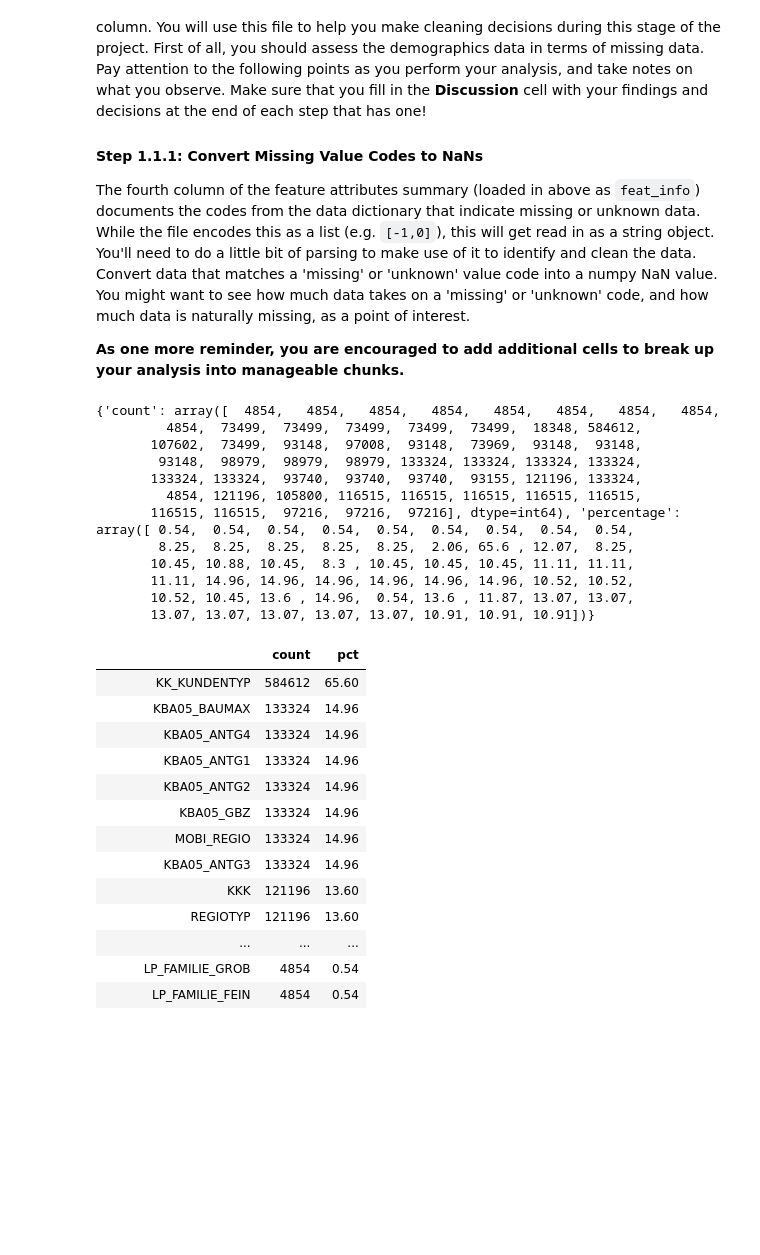
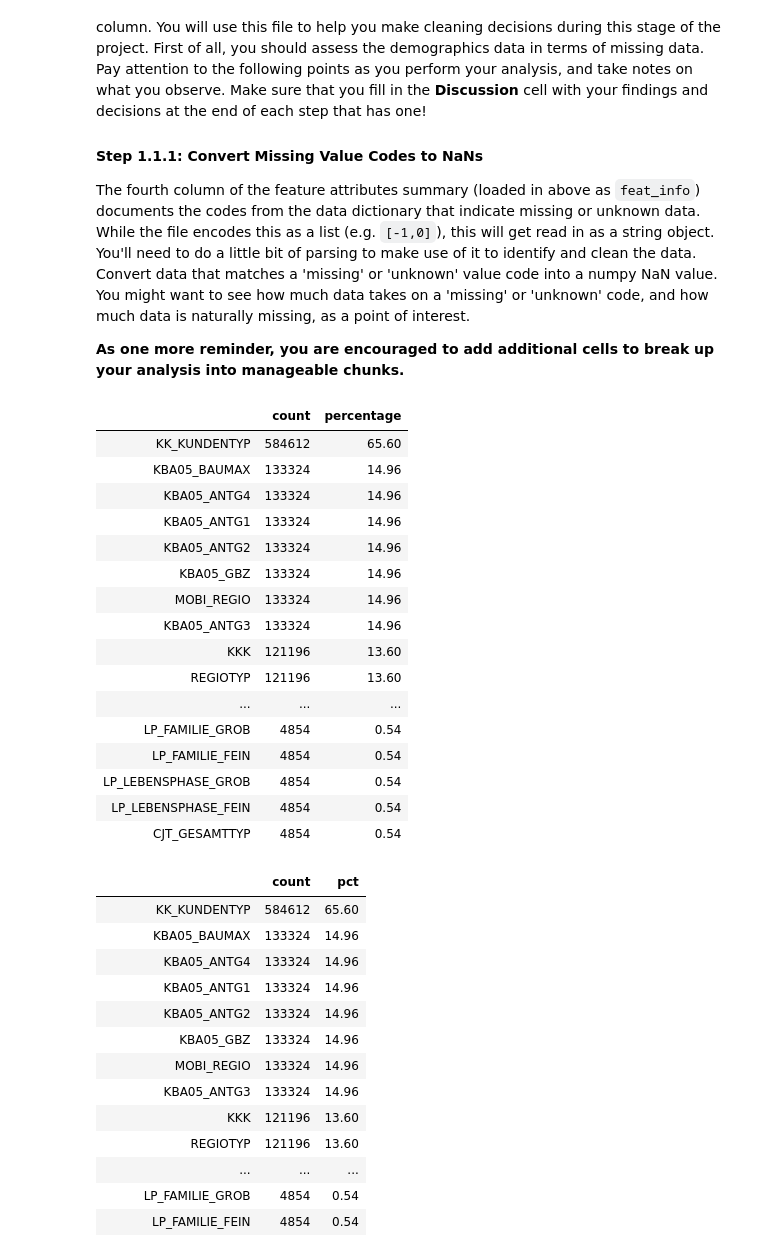
Before and after one commit to vasilkosturski/udacity-ml-intro, a Jupyter notebook: unsupervised-learning/creating-customer-segments/Identify_Customer_Segments.ipynb, the cells around one changed output. Cells and saved outputs as stored; diff of their text form; code cells hidden in the pictures; blank space fills up the shorter version.

Commit message:
Customer Segments - missing values exploration

```diff
--- a/unsupervised-learning/creating-customer-segments/Identify_Customer_Segments.ipynb
+++ b/unsupervised-learning/creating-customer-segments/Identify_Customer_Segments.ipynb
@@ -95,25 +95,33 @@ The fourth column of the feature attributes summary (loaded in above as `feat_in
 # %%
 feature_missing_values_count = azdias.isnull().sum()
 with_missing_values_only = feature_missing_values_count[feature_missing_values_count > 0]
 
-#print(with_missing_values_only)
+missing_data = {
+    'count': with_missing_values_only.values,
+    'percentage':np.round(with_missing_values_only.values*100/891221,2)
+}
 
-missing_data = {'count': with_missing_values_only.values, 'percentage':np.round(with_missing_values_only.values*100/891221,2)}
-
-print(missing_data)
+azdias_missing_sorted = pd.DataFrame(data=missing_data, index=with_missing_values_only.index)
+azdias_missing_sorted.sort_values(by='count', ascending=False, inplace=True)
+azdias_missing_sorted
 # %% [output]
-{'count': array([  4854,   4854,   4854,   4854,   4854,   4854,   4854,   4854,
-         4854,  73499,  73499,  73499,  73499,  73499,  18348, 584612,
-       107602,  73499,  93148,  97008,  93148,  73969,  93148,  93148,
-        93148,  98979,  98979,  98979, 133324, 133324, 133324, 133324,
-       133324, 133324,  93740,  93740,  93740,  93155, 121196, 133324,
-         4854, 121196, 105800, 116515, 116515, 116515, 116515, 116515,
-       116515, 116515,  97216,  97216,  97216], dtype=int64), 'percentage': array([ 0.54,  0.54,  0.54,  0.54,  0.54,  0.54,  0.54,  0.54,  0.54,
-        8.25,  8.25,  8.25,  8.25,  8.25,  2.06, 65.6 , 12.07,  8.25,
-       10.45, 10.88, 10.45,  8.3 , 10.45, 10.45, 10.45, 11.11, 11.11,
-       11.11, 14.96, 14.96, 14.96, 14.96, 14.96, 14.96, 10.52, 10.52,
-       10.52, 10.45, 13.6 , 14.96,  0.54, 13.6 , 11.87, 13.07, 13.07,
-       13.07, 13.07, 13.07, 13.07, 13.07, 10.91, 10.91, 10.91])}
+|  | count | percentage |
+| KK_KUNDENTYP | 584612 | 65.60 |
+| KBA05_BAUMAX | 133324 | 14.96 |
+| KBA05_ANTG4 | 133324 | 14.96 |
+| KBA05_ANTG1 | 133324 | 14.96 |
+| KBA05_ANTG2 | 133324 | 14.96 |
+| KBA05_GBZ | 133324 | 14.96 |
+| MOBI_REGIO | 133324 | 14.96 |
+| KBA05_ANTG3 | 133324 | 14.96 |
+| KKK | 121196 | 13.60 |
+| REGIOTYP | 121196 | 13.60 |
+| ... | ... | ... |
+| LP_FAMILIE_GROB | 4854 | 0.54 |
+| LP_FAMILIE_FEIN | 4854 | 0.54 |
+| LP_LEBENSPHASE_GROB | 4854 | 0.54 |
+| LP_LEBENSPHASE_FEIN | 4854 | 0.54 |
+| CJT_GESAMTTYP | 4854 | 0.54 |
 # %%
 # Identify missing or unknown data values and convert them to NaNs.
 
```
